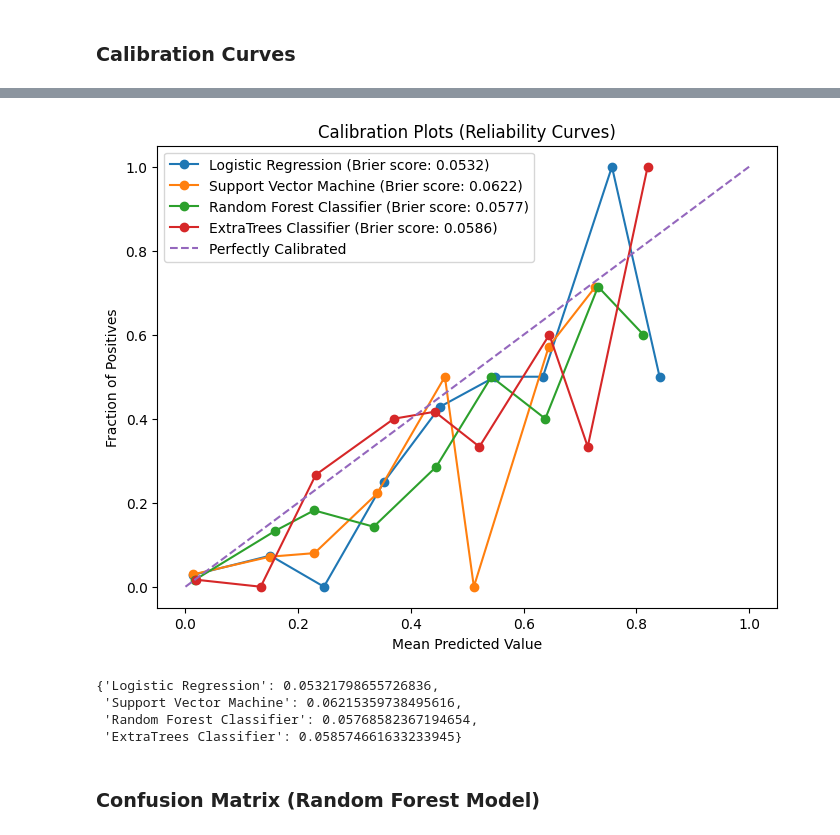
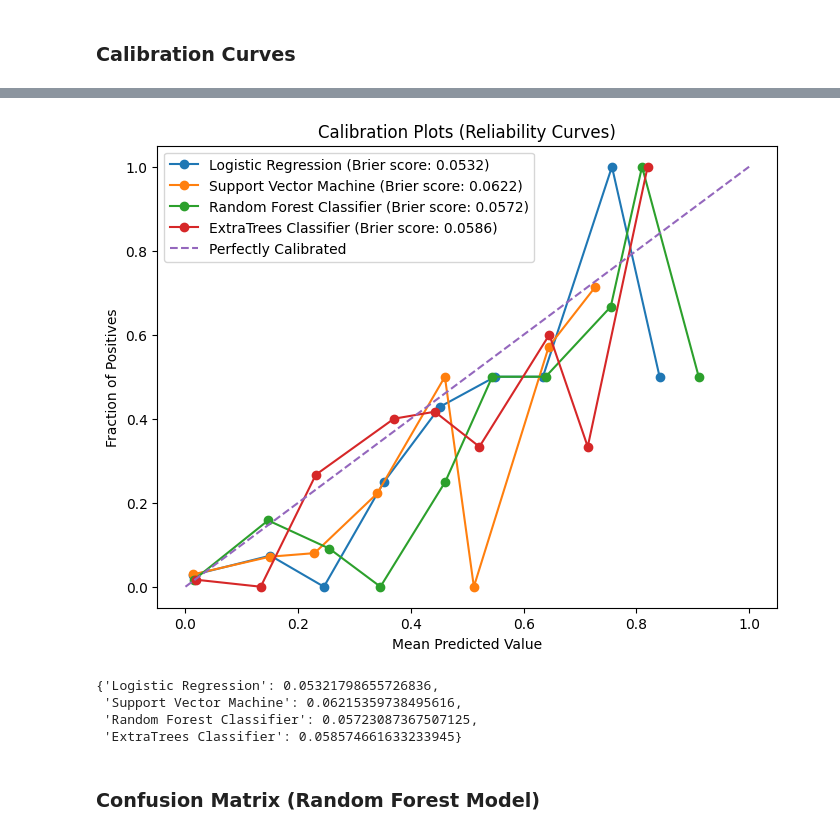
Before and after one commit to lshpaner/ckd_uae, a Jupyter notebook: CKD_UAE_Modeling.ipynb, the cells around one changed output, grey strips where cells are left out. Saved outputs shown, nothing was run; the diff lists cells and outputs as text; code cells hidden in the pictures.

Commit message:
removed scaling from rf and et classifiers

```diff
--- a/CKD_UAE_Modeling.ipynb
+++ b/CKD_UAE_Modeling.ipynb
@@ -233,36 +228,26 @@ rstate = 222  # random state for reproducibility
 
 # Logistic regression with balanced class weight
 # Standardize features by removing the mean and scaling to unit variance
-pipeline_lr = Pipeline(
-    [
-        ("scaler", StandardScaler()),  # Standardize features
-        ("lr", LogisticRegression(class_weight="balanced", random_state=rstate)),
-    ]
-)
+pipeline_lr = Pipeline([
+    ("scaler", StandardScaler()),  # Standardize features
+    ("lr", LogisticRegression(class_weight="balanced", random_state=rstate)),
+])
 
 # SVM with balanced class weight
-pipeline_svm = Pipeline(
-    [
-        ("scaler", StandardScaler()),  # Standardize features
-        ("svm", SVC(class_weight="balanced", probability=True, random_state=rstate)),
-    ]
-)
+pipeline_svm = Pipeline([
+    ("scaler", StandardScaler()),  # Standardize features
+    ("svm", SVC(class_weight="balanced", probability=True, random_state=rstate)),
+])
 
 # Random forest with balanced class weight
-pipeline_rf = Pipeline(
-    [
-        ("scaler", StandardScaler()),  # Standardize features
-        ("rf", RandomForestClassifier(class_weight="balanced", random_state=rstate)),
-    ]
-)
+pipeline_rf = Pipeline([
+    ("rf", RandomForestClassifier(class_weight="balanced", random_state=rstate)),
+])
 
 # Define the Extra Trees pipeline; Extra Trees with balanced class weight
-pipeline_et = Pipeline(
-    [
-        ("scaler", StandardScaler()),  # Standardize features
-        ("et", ExtraTreesClassifier(class_weight="balanced", random_state=rstate)),
-    ]
-)
+pipeline_et = Pipeline([
+    ("et", ExtraTreesClassifier(class_weight="balanced", random_state=rstate)),
+])
 
 # Define the parameter grids for each model. The keys are prefixed with the
 # model's name from the pipeline followed by a double underscore to specify
@@ -495,22 +480,17 @@ for name, model in model_list:
 # %%
 model_dict = {
     "Logistic Regression": probas_dict["grid_search_lr_proba"],
     "Support Vector Machine": probas_dict["grid_search_svm_proba"],
     "Random Forest Classifier": probas_dict["grid_search_rf_proba"],
     "ExtraTrees Classifier": probas_dict["grid_search_et_proba"],
 }
 
-plot_calibration_curves(
-    y_true=y_test,
-    model_dict=model_dict,
-    image_path=image_path,
-    img_string="calibration_curves.svg",
-)
+plot_calibration_curves(y_true=y_test, model_dict=model_dict, image_path=image_path, img_string="calibration_curves.svg",)
 # %% [output]
-[figure, old version]
+[figure, new version]
 {'Logistic Regression': 0.05321798655726836,
  'Support Vector Machine': 0.06215359738495616,
- 'Random Forest Classifier': 0.05768582367194654,
+ 'Random Forest Classifier': 0.05723087367507125,
  'ExtraTrees Classifier': 0.058574661633233945}
 # %% [markdown]
 ### Confusion Matrix (Random Forest Model)
```
Also changed, not shown: parts of 18 cells of this notebook.
